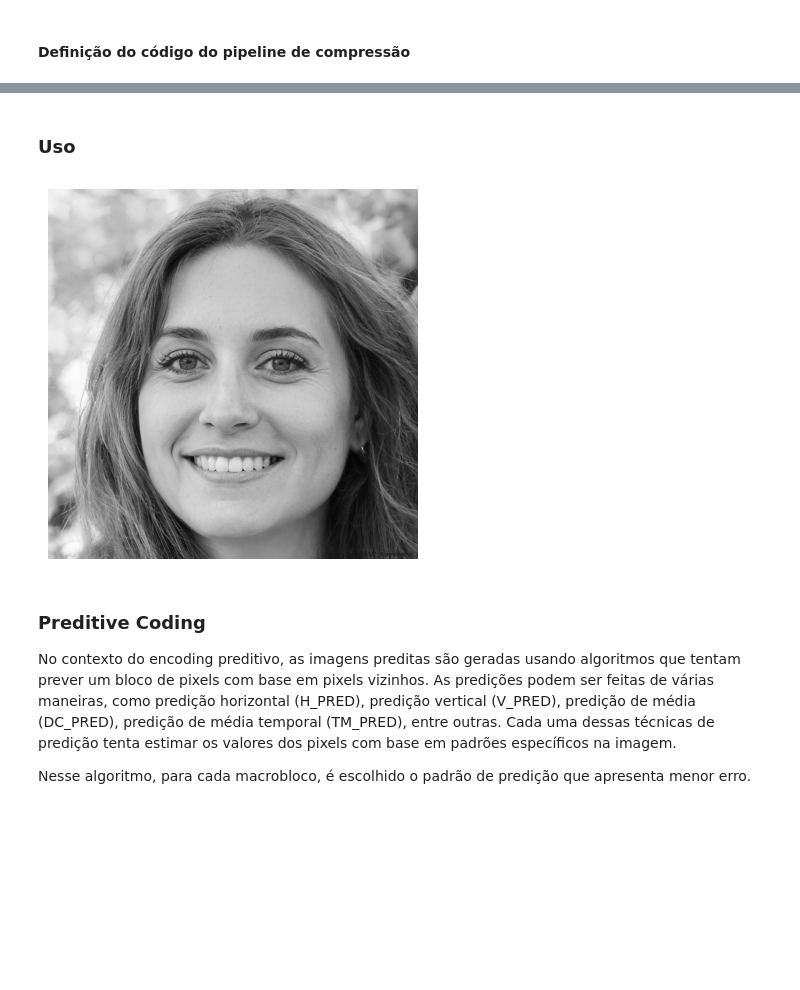
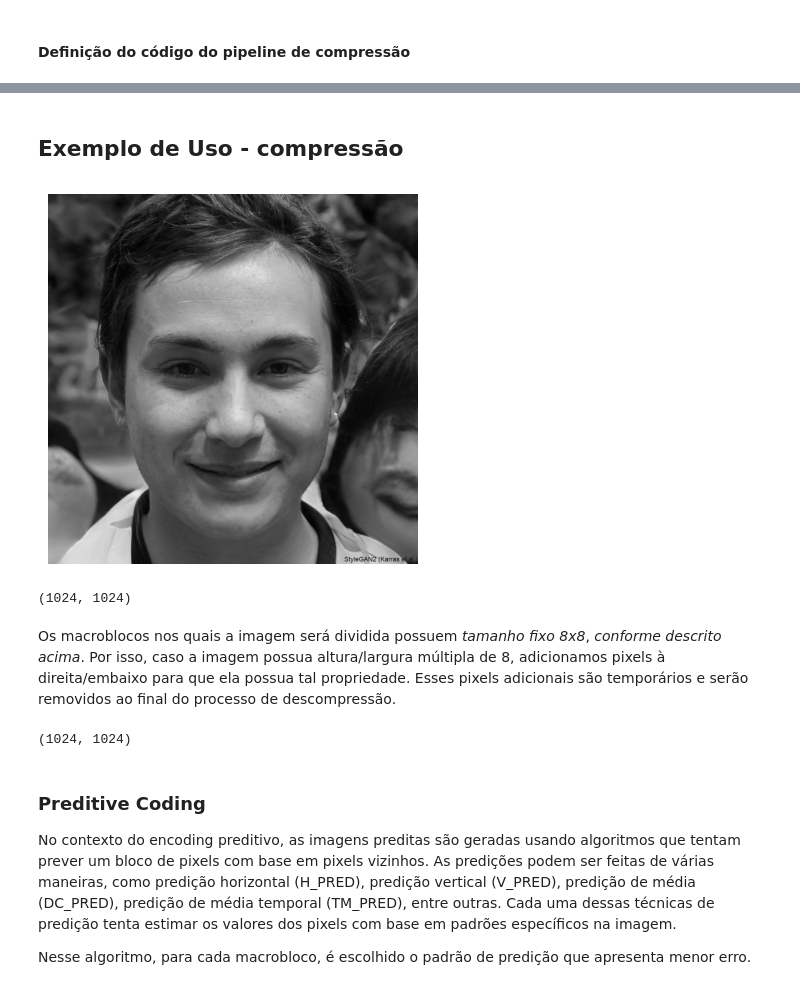
Before and after one commit to IgorJoaquimn/webp-compression, a Jupyter notebook: TP_ICV.ipynb, the cells around one changed output, grey strips where cells are left out. Saved outputs shown, nothing was run; the diff lists cells and outputs as text; code cells hidden in the pictures; blank space fills up the shorter version.

```diff
--- a/TP_ICV.ipynb
+++ b/TP_ICV.ipynb
@@ -250,5 +532,11 @@ def encode(symb2freq):
 # %% [markdown]
-### Uso
+## Exemplo de Uso - compressão
+# %%
+# Seleção da imagem a ser comprimida
+
+TEST_FILE = 'lena512.pgm'
+url = "https://thispersondoesnotexist.com/"
+# url = "http://andrewd.ces.clemson.edu/images/pgm/lena512.pgm"
 # %%
 import requests
 
@@ -259,8 +545,8 @@ with open("lena512.pgm", 'wb') as f:
     f.write(response.content)
-# %%
-image = cv2.imread('lena512.pgm',0)  # Example random image
-image = image.astype(np.float32)
-show_image(image)
-# %% [output]
-[figure, removed]
+# %%
+og_image = cv2.imread(TEST_FILE, 0)  # Exemplo de imagem aleatória
+og_image = og_image.astype(np.float32)
+show_image(og_image)
+# %% [output]
+[figure, added]
 # %%
@@ -268 +554,16 @@ image = image.astype(np.float32) - 128
+# %%
+# Constantes importantes para a execução do programa
+og_height, og_width = og_image.shape
+block_size = 8
+og_height, og_width
+# %% [output]
+(1024, 1024)
+# %% [markdown]
+Os macroblocos nos quais a imagem será dividida possuem *tamanho fixo 8x8*, *conforme descrito acima*. Por isso, caso a imagem possua altura/largura múltipla de 8, adicionamos pixels à direita/embaixo para que ela possua tal propriedade. Esses pixels adicionais são temporários e serão removidos ao final do processo de descompressão.
+# %%
+height = og_height if og_height % block_size == 0 else (og_height // block_size + 1) * block_size
+width = og_width if og_width % block_size == 0 else (og_width // block_size + 1) * block_size
+height, width
+# %% [output]
+(1024, 1024)
 # %%
```
Also changed, not shown: parts of 92 cells of this notebook.
